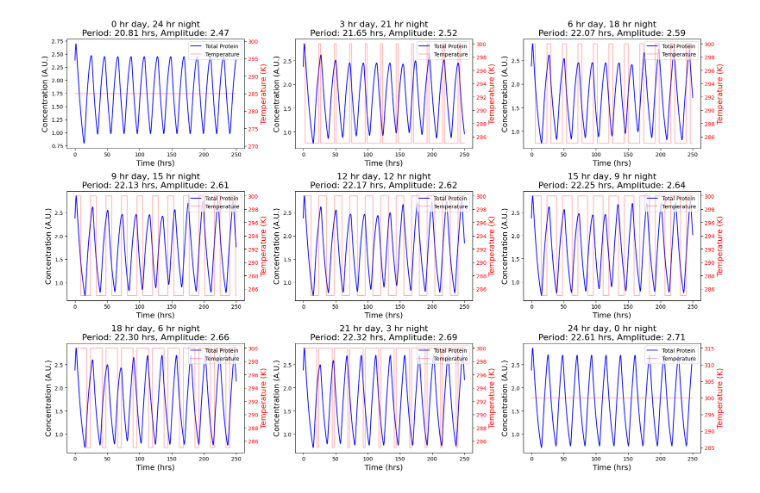
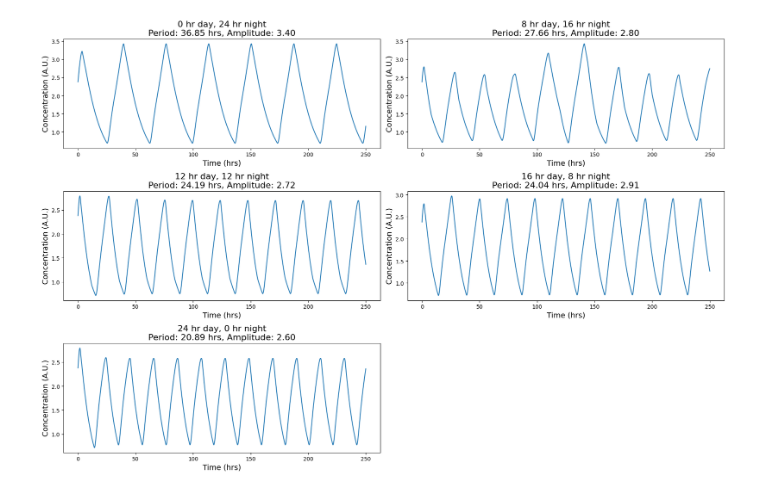
Before and after one commit to YM-25/final_year_project_Temp, a Jupyter notebook: codes/test.ipynb, the cells around one changed output. Saved outputs shown, nothing was run; the diff lists cells and outputs as text; code cells hidden in the pictures.

```diff
--- a/codes/test.ipynb
+++ b/codes/test.ipynb
@@ -30,13 +30,13 @@ def kaiABC_Rust(c, t, Temp):
     kSD0 = 0.0
     kSDA = 383.83 * np.exp(-(16.43132499e3) / (8.3144598 * Temp))
 
-    kDS0 = 383.83 * np.exp(-(17.64373845e3) / (8.3144598 * x))
+    kDS0 = 383.83 * np.exp(-(17.64373845e3) / (8.3144598 * Temp))
     kDSA = 383.83 * (-np.exp(-(17.56984493e3) / (8.3144598 * Temp)))
 
     kUS0 = 0.0
     kUSA = 383.83 * np.exp(-(22.00905957e3) / (8.3144598 * Temp))
 
-    kSU0 = 383.83 * np.exp(-(20.21073081e3) / (8.3144598 * x))
+    kSU0 = 383.83 * np.exp(-(20.21073081e3) / (8.3144598 * Temp))
     kSUA = 383.83 * (-np.exp(-(19.73888331e3) / (8.3144598 * Temp)))
 
     KaiC = 3.4
@@ -93,61 +93,44 @@ def analyze_oscillator_with_temp_cycle(day_length, night_length, total_time=250,
     ST_val = sol[:, 1]
     S_val = sol[:, 2]
 
     # Calculate total protein concentration over time
     total_protein = T_val + ST_val + S_val
 
     # Analyzing the amplitude and period of the total protein
     peaks, _ = find_peaks(total_protein)
     amplitudes = total_protein[peaks]
 
     if len(peaks) > 1:
         periods = np.diff(tspan[peaks])
         mean_period = np.mean(periods)
         mean_amplitude = np.mean(amplitudes)
     else:
         mean_period = np.nan
         mean_amplitude = np.nan
 
-    return tspan, total_protein, temp_cycle, mean_period, mean_amplitude
+    return tspan, total_protein, mean_period, mean_amplitude
 
 # Define day and night lengths for different conditions
 conditions = [
-    (0, 24),  # 0 hr day, 24 hr night
-    (3, 21),  # 3 hr day, 21 hr night
-    (6, 18),  # 6 hr day, 18 hr night
-    (9, 15),  # 9 hr day, 15 hr night
-    (12, 12), # 12 hr day, 12 hr night
-    (15, 9),  # 15 hr day, 9 hr night
-    (18, 6),  # 18 hr day, 6 hr night
-    (21, 3),  # 21 hr day, 3 hr night
-    (24, 0)   # 24 hr day, 0 hr night
+    (0, 24),
+    (8, 16),
+    (12, 12),
+    (16, 8),
+    (24, 0)
 ]
 
 # Plotting results for each condition
-fig, axs = plt.subplots(3, 3, figsize=(18, 12))
-axs = axs.flatten()
+plt.figure(figsize=(18, 12))
 
 for i, (day_length, night_length) in enumerate(conditions):
-    tspan, total_protein, temp_cycle, mean_period, mean_amplitude = analyze_oscillator_with_temp_cycle(day_length, night_length)
-
-    ax1 = axs[i]
-    ax2 = ax1.twinx()
-
-    ax1.plot(tspan, total_protein, 'b-', label='Total Protein')
-    ax2.plot(tspan, temp_cycle, 'r-', alpha=0.3, label='Temperature')
-
-    ax1.set_xlabel('Time (hrs)', fontsize=14)
-    ax1.set_ylabel('Concentration (A.U.)', fontsize=14)
-    ax2.set_ylabel('Temperature (K)', fontsize=14, color='r')
-    ax2.tick_params(axis='y', labelcolor='r')
-
-    ax1.set_title(f'{day_length} hr day, {night_length} hr night\nPeriod: {mean_period:.2f} hrs, Amplitude: {mean_amplitude:.2f}', fontsize=16)
-
-    lines1, labels1 = ax1.get_legend_handles_labels()
-    lines2, labels2 = ax2.get_legend_handles_labels()
-    ax1.legend(lines1 + lines2, labels1 + labels2, loc='upper right')
+    tspan, total_protein, mean_period, mean_amplitude = analyze_oscillator_with_temp_cycle(day_length, night_length)
+    plt.subplot(3, 2, i+1)
+    plt.plot(tspan, total_protein)
+    plt.xlabel('Time (hrs)', fontsize=14)
+    plt.ylabel('Concentration (A.U.)', fontsize=14)
+    plt.title(f'{day_length} hr day, {night_length} hr night\nPeriod: {mean_period:.2f} hrs, Amplitude: {mean_amplitude:.2f}', fontsize=16)
 
 plt.tight_layout()
 plt.show()
 # %% [output]
-[figure, old version]
+[figure, new version]
```
Also changed, not shown: 1 other file.
